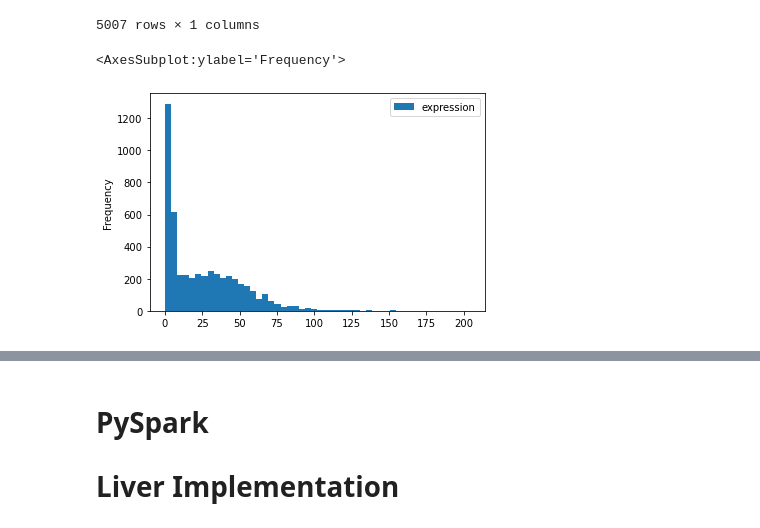
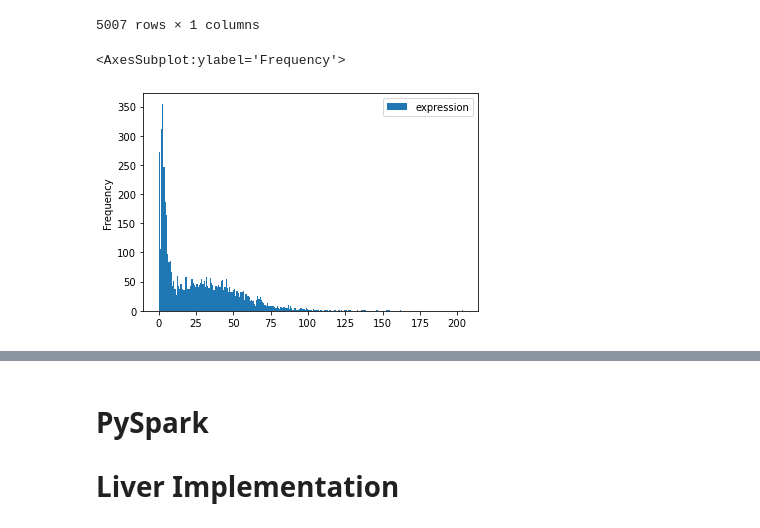
Before and after one commit to opentargets/baseline-expression, a Jupyter notebook: Tabula Sapiens Pipeline v2.ipynb, the cells around one changed output, grey strips where cells are left out. Cells and saved outputs as stored; diff of their text form; code cells hidden in the pictures.

```diff
--- a/Tabula Sapiens Pipeline v2.ipynb
+++ b/Tabula Sapiens Pipeline v2.ipynb
@@ -1103,7 +1389,7 @@ ACTB_counts
 | TTTGTTGGTTGCAAGG_TSP14_Liver_NA_1... | 0.000000 |
 5007 rows × 1 columns
 # %%
-ACTB_counts.plot.hist(bins = 50)
+ACTB_counts.plot.hist(bins = 250)
 # %% [output]
 <AxesSubplot:ylabel='Frequency'>
-[figure, old version]
+[figure, new version]
```
Also changed, not shown: parts of 90 cells of this notebook.
